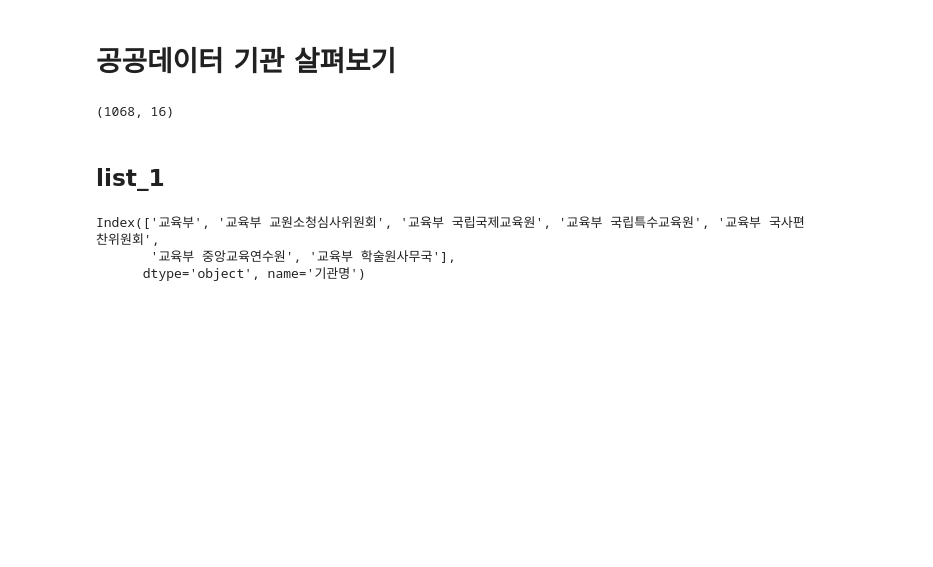
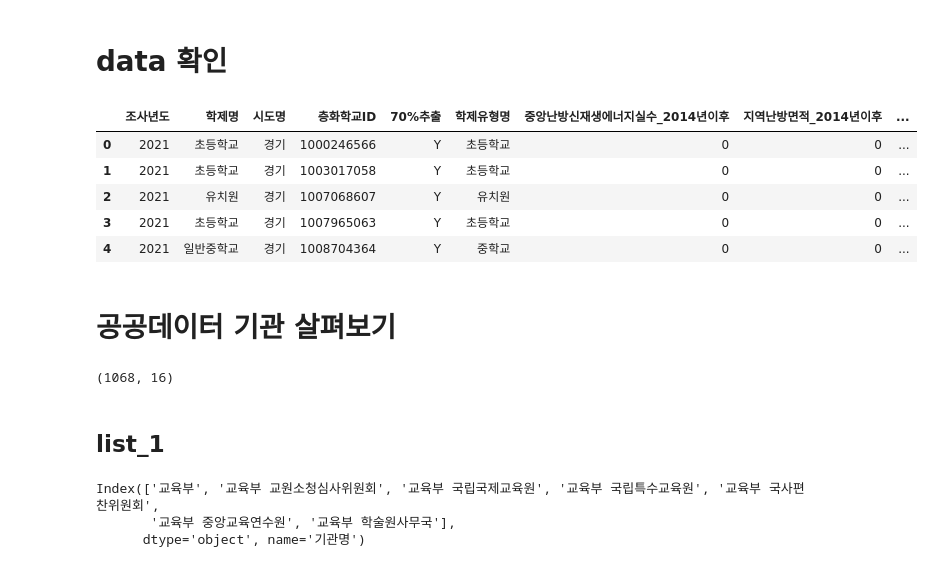
Before and after one commit to Kim-Yiji/Contest_edudata, a Jupyter notebook: data.ipynb, the cells around one changed output. Saved outputs shown, nothing was run; the diff lists cells and outputs as text; code cells hidden in the pictures; blank space fills up the shorter version.

```diff
--- a/data.ipynb
+++ b/data.ipynb
@@ -12,6 +12,18 @@ pd.set_option('display.width', None)
 
 # 열 너비 제한 풀기
 pd.set_option('display.max_colwidth', None)
+# %% [markdown]
+# data 확인
+# %%
+data = pd.read_csv("/Users/yiji/Desktop/ybigta/project/교육 공모전/Contest_edudata/Database/data_recieved_0414/조태연(도단위교육예산)/교육통계/공통/0005. 유초중등시설현황(21-23)(70%).csv", encoding="cp949")
+data.head()
+# %% [output]
+|  | 조사년도 | 학제명 | 시도명 | 층화학교ID | 70%추출 | 학제유형명 | 중앙난방신재생에너지실수_2014년이후 | 지역난방면적_2014년이후 | ... |
+| 0 | 2021 | 초등학교 | 경기 | 1000246566 | Y | 초등학교 | 0 | 0 | ... |
+| 1 | 2021 | 초등학교 | 경기 | 1003017058 | Y | 초등학교 | 0 | 0 | ... |
+| 2 | 2021 | 유치원 | 경기 | 1007068607 | Y | 유치원 | 0 | 0 | ... |
+| 3 | 2021 | 초등학교 | 경기 | 1007965063 | Y | 초등학교 | 0 | 0 | ... |
+| 4 | 2021 | 일반중학교 | 경기 | 1008704364 | Y | 중학교 | 0 | 0 | ... |
 # %% [markdown]
 # 공공데이터 기관 살펴보기
 # %%
```
Also changed, not shown: 1 other file.
